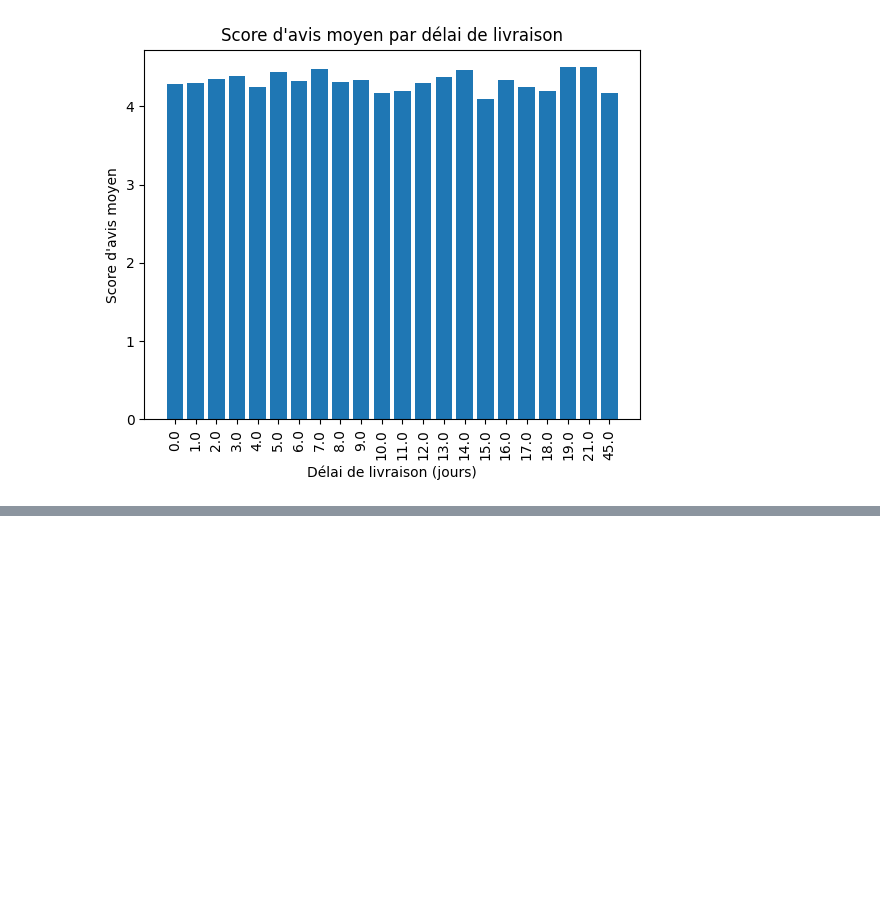
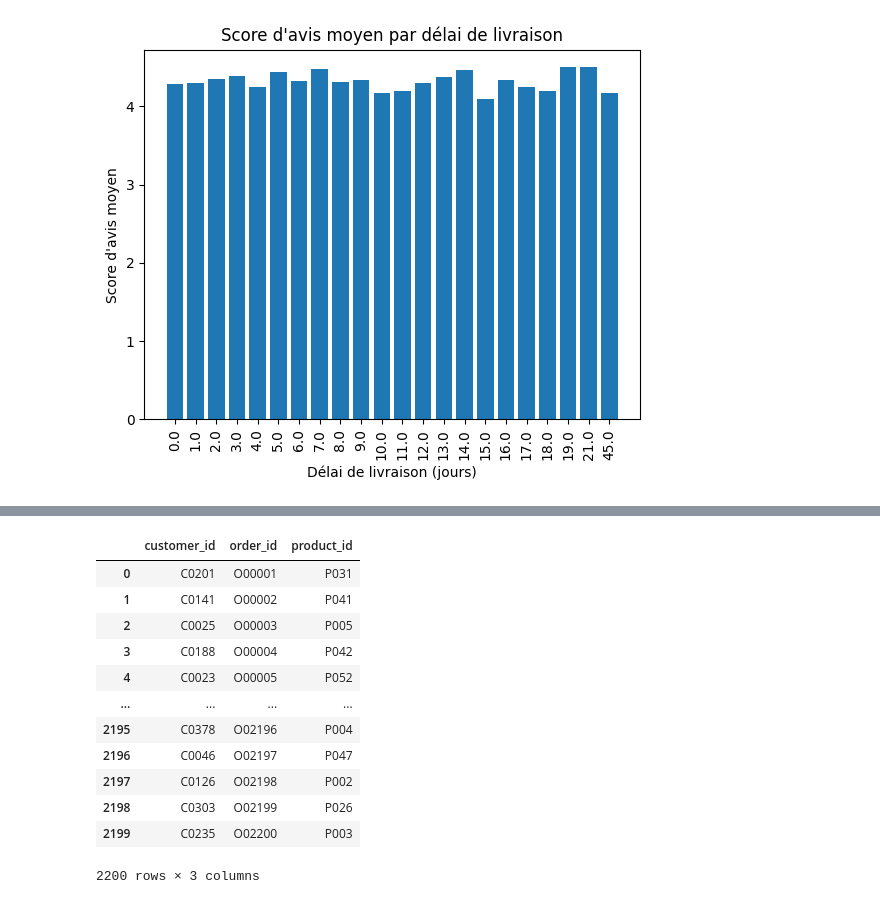
Before and after one commit to Poincare008/Mini_Projet_Pandas, a Jupyter notebook: Mini_Projet_Pandas.ipynb, the cells around one changed output, grey strips where cells are left out. Cells and saved outputs as stored; diff of their text form; code cells hidden in the pictures; blank space fills up the shorter version.

```diff
--- a/Mini_Projet_Pandas.ipynb
+++ b/Mini_Projet_Pandas.ipynb
@@ -653,0 +674,17 @@ plt.show()
+# %%
+
+order_lines[["customer_id", "order_id", "product_id"]]
+# %% [output]
+|  | customer_id | order_id | product_id |
+| 0 | C0201 | O00001 | P031 |
+| 1 | C0141 | O00002 | P041 |
+| 2 | C0025 | O00003 | P005 |
+| 3 | C0188 | O00004 | P042 |
+| 4 | C0023 | O00005 | P052 |
+| ... | ... | ... | ... |
+| 2195 | C0378 | O02196 | P004 |
+| 2196 | C0046 | O02197 | P047 |
+| 2197 | C0126 | O02198 | P002 |
+| 2198 | C0303 | O02199 | P026 |
+| 2199 | C0235 | O02200 | P003 |
+2200 rows × 3 columns
```
Also changed, not shown: parts of 16 cells of this notebook.
